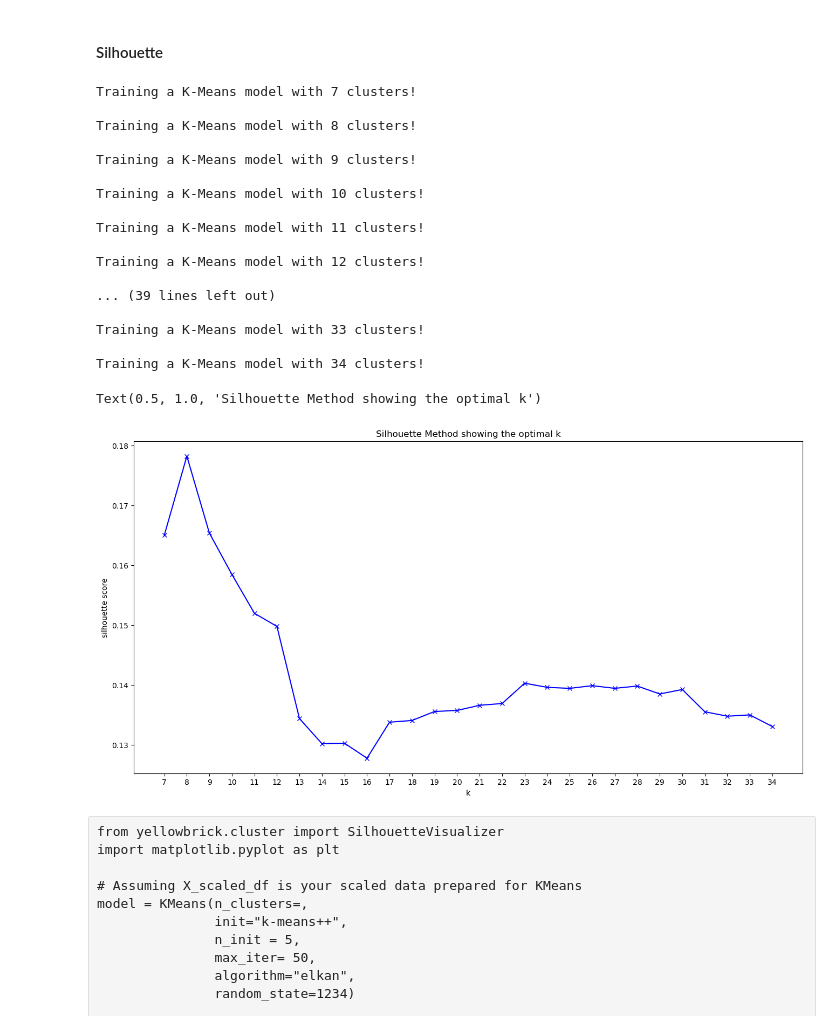
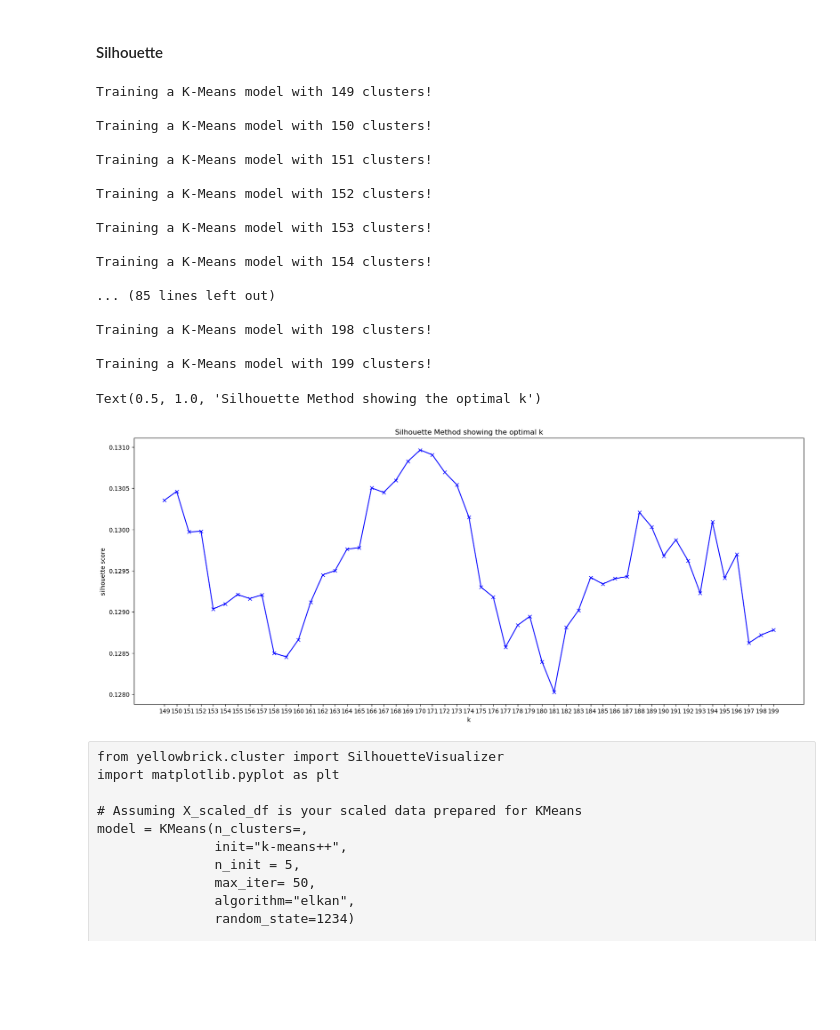
Before and after one commit to JKenny333/song_recomender, a Jupyter notebook: notebooks/kmeans_model2.ipynb, the cells around one changed output. Cells and saved outputs as stored; diff of their text form; code cells hidden in the pictures; blank space fills up the shorter version.

```diff
--- a/notebooks/kmeans_model2.ipynb
+++ b/notebooks/kmeans_model2.ipynb
@@ -123,7 +123,7 @@ for k in K:
     print()
     kmeans = KMeans(n_clusters = k,
                 init="k-means++",
-                n_init = "auto",
+                n_init = "auto"
                 max_iter= 50,
                 algorithm="elkan",
                 random_state=1234)
@@ -163,50 +163,50 @@ Text(0.5, 1.0, 'Elbow Method showing the optimal k')
 # %% [markdown]
 #### Silhouette
 # %%
-K = range(7,35)
+K = range(149, 200)
 silhouette = []
 
 for k in K:
     print("Training a K-Means model with {} clusters! ".format(k))
     print()
     kmeans = KMeans(n_clusters=k,
                     init="k-means++",
                     n_init = "auto",
                     max_iter= 50,
                     algorithm="elkan",
                     random_state=1234)
 
     kmeans.fit(X_scaled)
 
     silhouette.append(silhouette_score(X_scaled, kmeans.predict(X_scaled)))
 
 
-plt.figure(figsize=(16,8))
+plt.figure(figsize=(20,8))
 plt.plot(K, silhouette, 'bx-')
 plt.xlabel('k')
 plt.ylabel('silhouette score')
 plt.xticks(np.arange(min(K), max(K)+1, 1.0))
 plt.title('Silhouette Method showing the optimal k')
 # %% [output]
-Training a K-Means model with 7 clusters!
+Training a K-Means model with 149 clusters!
 
-Training a K-Means model with 8 clusters!
+Training a K-Means model with 150 clusters!
 
-Training a K-Means model with 9 clusters!
+Training a K-Means model with 151 clusters!
 
-Training a K-Means model with 10 clusters!
+Training a K-Means model with 152 clusters!
 
-Training a K-Means model with 11 clusters!
+Training a K-Means model with 153 clusters!
 
-Training a K-Means model with 12 clusters!
+Training a K-Means model with 154 clusters!
 
-... (39 lines left out)
+... (85 lines left out)
 
-Training a K-Means model with 33 clusters!
+Training a K-Means model with 198 clusters!
 
-Training a K-Means model with 34 clusters!
+Training a K-Means model with 199 clusters!
 Text(0.5, 1.0, 'Silhouette Method showing the optimal k')
-[figure, old version]
+[figure, new version]
 # %% [raw]
 from yellowbrick.cluster import SilhouetteVisualizer
 import matplotlib.pyplot as plt
```
Also changed, not shown: parts of 2 cells of this notebook, 2 other files.
